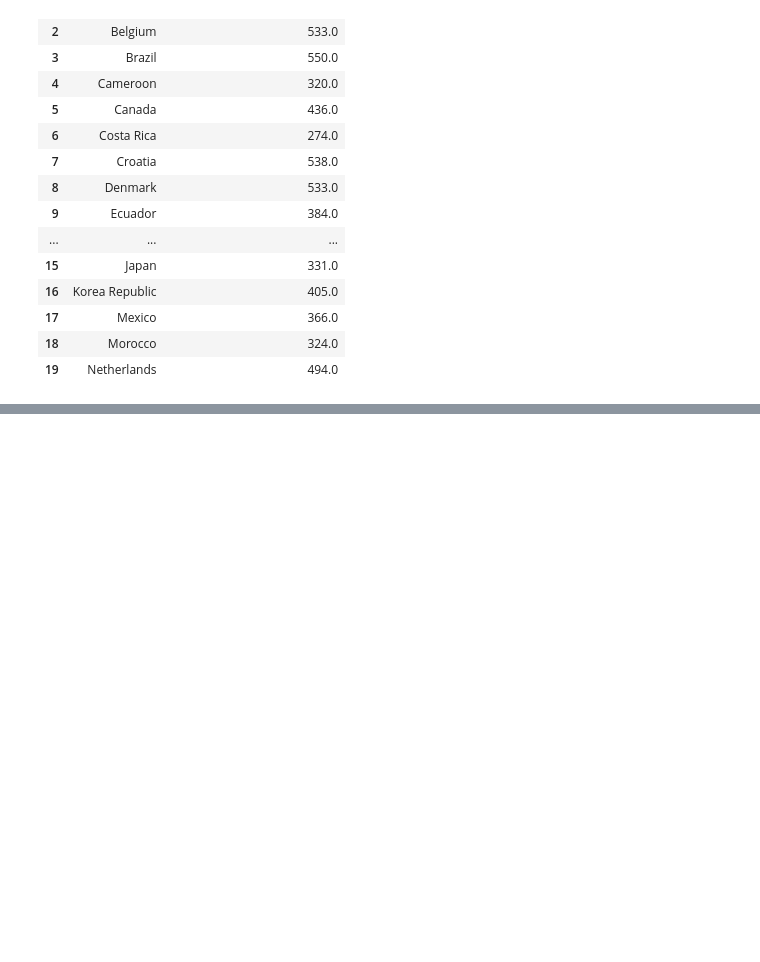
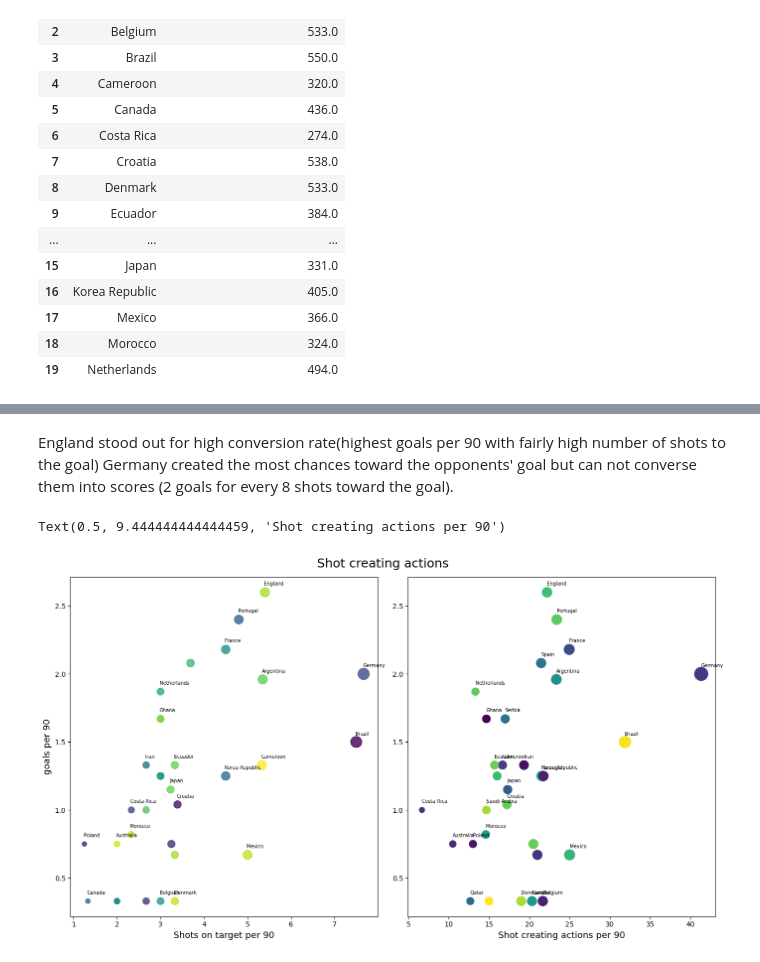
Before and after one commit to RayNguyent/World_Cup_2022, a Jupyter notebook: report.ipynb, the cells around one changed output, grey strips where cells are left out. Saved outputs shown, nothing was run; the diff lists cells and outputs as text; code cells hidden in the pictures; blank space fills up the shorter version.

```diff
--- a/report.ipynb
+++ b/report.ipynb
@@ -191,0 +192,24 @@ Text(9.444444444444452, 0.5, 'Passes into final third zone')
+# %% [markdown]
+England stood out for high conversion rate(highest goals per 90 with fairly high number of shots to the goal)
+Germany created the most chances toward the opponents' goal but can not converse them into scores (2 goals for every 8 shots toward the goal).
+# %%
+fig,axes = plt.subplots(1,2,figsize=(14,8))
+fig.suptitle('Shot creating actions',size = 18)
+
+axes[0].scatter(data=team,y='goals_per90',x='shots_on_target_per90',s=team['shots_on_target_per90']*35,c = np.random.rand(team.shape[0]),alpha=0.8)
+for i in range(team.shape[0] - 10):
+ axes[0].text(x=team['shots_on_target_per90'][i]-0.02,y=team['goals_per90'][i]+0.05,s=team.team[i],
+          fontdict=dict(color='black',size=7))
+plt.tight_layout()
+axes[0].set_ylabel('goals per 90',size =13)
+axes[0].set_xlabel('Shots on target per 90',size =13)
+
+axes[1].scatter(data=team,y='goals_per90',x='sca_per90',s=team['sca_per90']*9,c = np.random.rand(team.shape[0]))
+for i in range(team.shape[0]-5):
+ axes[1].text(x=team['sca_per90'][i]-0.02,y=team['goals_per90'][i]+0.05,s=team.team[i],
+          fontdict=dict(color='black',size=7))
+plt.tight_layout()
+axes[1].set_xlabel('Shot creating actions per 90',size =13)
+# %% [output]
+Text(0.5, 9.444444444444459, 'Shot creating actions per 90')
+[figure, added]
```
Also changed, not shown: parts of 2 cells of this notebook.
